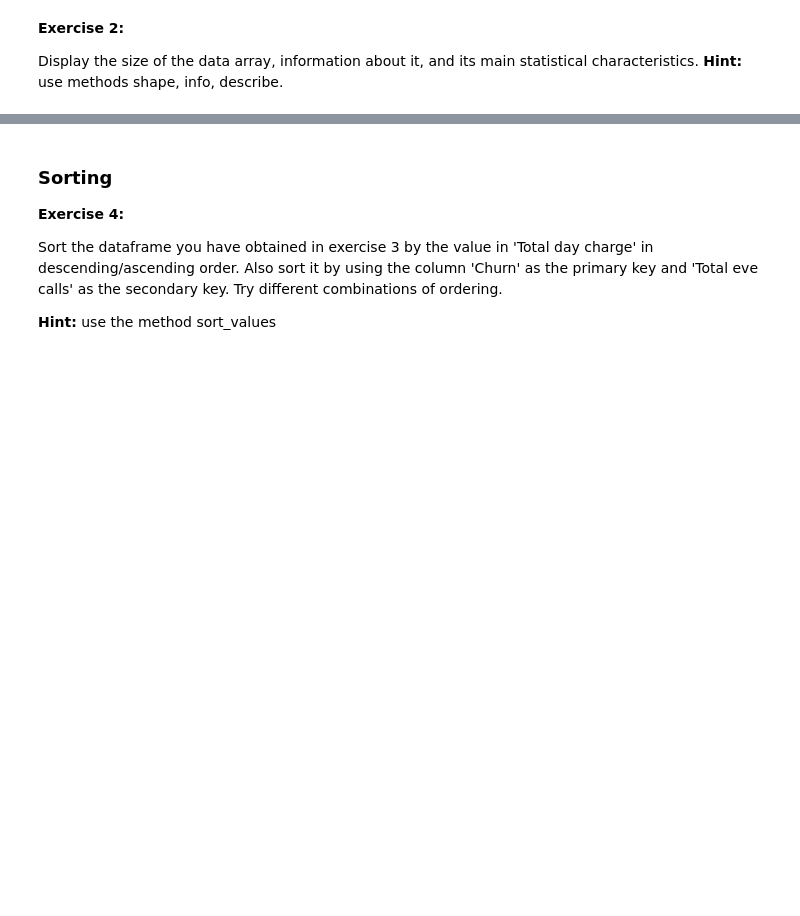
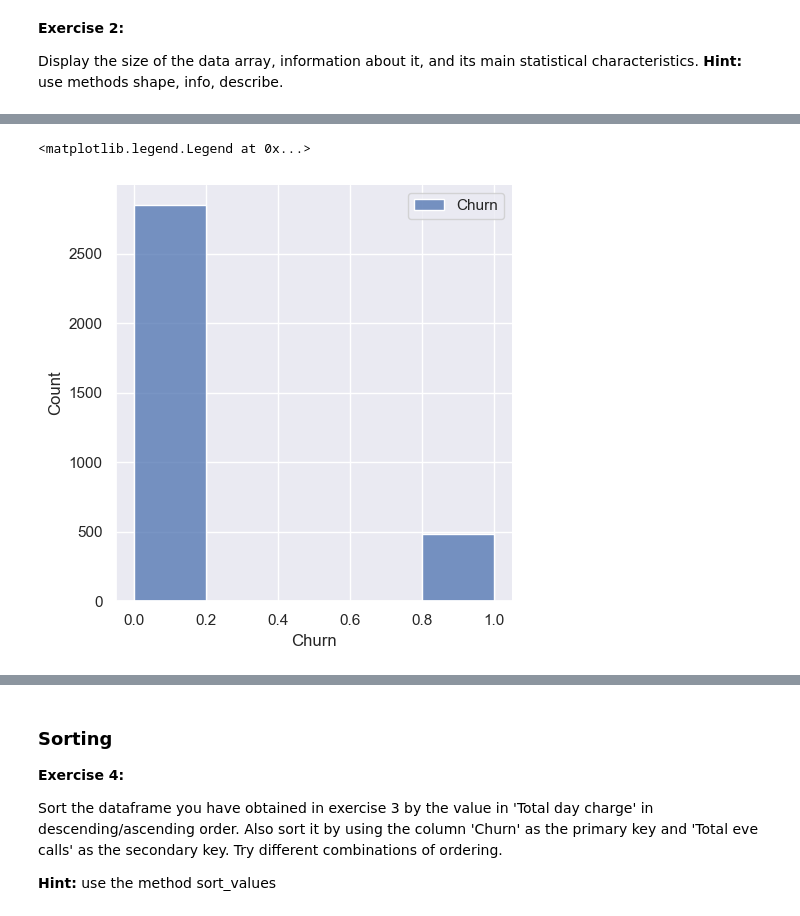
Before and after one commit to christiang7/Maschinelles-Lernen-I, a Jupyter notebook: Lab01_pandas_and_matplotlib/Lab01_pandas_and_matplotlib.ipynb, the cells around one changed output, grey strips where cells are left out. Cells and saved outputs as stored; diff of their text form; code cells hidden in the pictures; blank space fills up the shorter version.

```diff
--- a/Lab01_pandas_and_matplotlib/Lab01_pandas_and_matplotlib.ipynb
+++ b/Lab01_pandas_and_matplotlib/Lab01_pandas_and_matplotlib.ipynb
@@ -20,6 +20,7 @@ We study the main methods of Pandas and Matplotlib packages by working with the
 Read the data from the file 'telecom_churn.csv' and display the first 5 rows by using the method 'head'. <b> Hint :</b> The method read_csv can be useful
 # %%
 ### Write Your code here ###
+telecom_csv = pd.read_csv('telecom_churn.csv')
 # %% [markdown]
 <b>Exercise 2:</b>
 
@@ -38,0 +78,15 @@ Plot the distribution of the churn and  loyal clients in the bar plot. The figur
+# %%
+# convert series in DataFrame for plotting
+churn_telecom_csv=pd.DataFrame(telecom_csv['Churn'].astype('int64'), columns=['Churn'])
+
+#add grid to plot in the backgroud
+#sns.set_style("darkgrid")
+
+# Apply the default theme
+sns.set_theme()
+
+sns.displot(churn_telecom_csv, x="Churn", binwidth=0.2)
+plt.legend(labels=['Churn'])
+# %% [output]
+<matplotlib.legend.Legend at 0x...>
+[figure, added]
```
Also changed, not shown: parts of 7 cells of this notebook, 2 other files.
